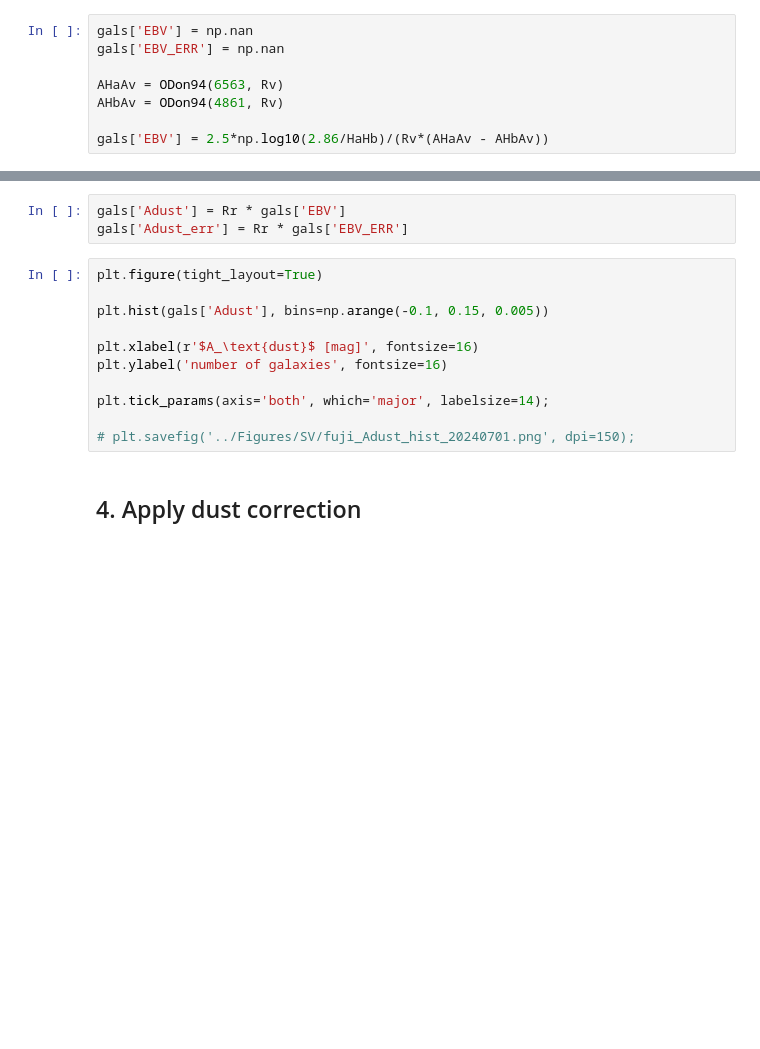
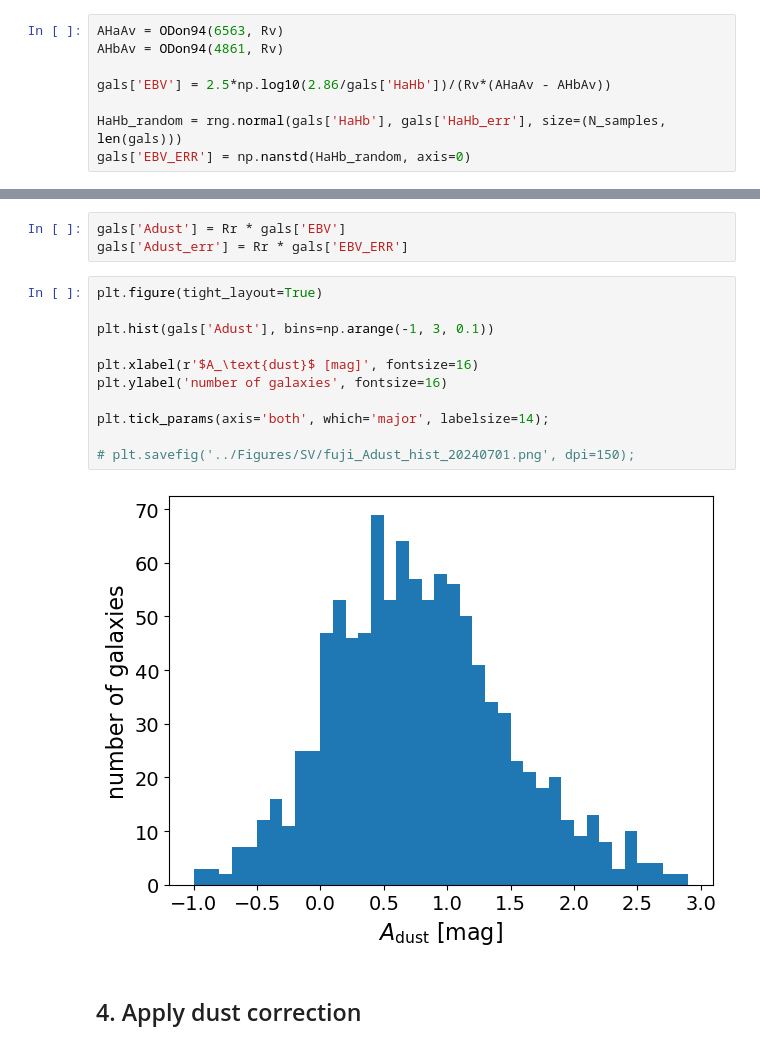
Before and after one commit to DESI-UR/DESI_SGA, a Jupyter notebook: TF/TF_dustCorr.ipynb, the cells around one changed output, grey strips where cells are left out. Cells and saved outputs as stored; diff of their text form; blank space fills up the shorter version.

Commit message:
Potentially finished calculating Adust based on Ha/Hb

```diff
--- a/TF/TF_dustCorr.ipynb
+++ b/TF/TF_dustCorr.ipynb
@@ -286,13 +250,13 @@ def ODon94(wave, Rv):
 
     return AwAv
 # %%
-gals['EBV'] = np.nan
-gals['EBV_ERR'] = np.nan
-
 AHaAv = ODon94(6563, Rv)
 AHbAv = ODon94(4861, Rv)
 
-gals['EBV'] = 2.5*np.log10(2.86/HaHb)/(Rv*(AHaAv - AHbAv))
+gals['EBV'] = 2.5*np.log10(2.86/gals['HaHb'])/(Rv*(AHaAv - AHbAv))
+
+HaHb_random = rng.normal(gals['HaHb'], gals['HaHb_err'], size=(N_samples, len(gals)))
+gals['EBV_ERR'] = np.nanstd(HaHb_random, axis=0)
 # %% [markdown]
 ## 3. Compute dust extinction correction
 
@@ -305,14 +269,16 @@ gals['Adust_err'] = Rr * gals['EBV_ERR']
 # %%
 plt.figure(tight_layout=True)
 
-plt.hist(gals['Adust'], bins=np.arange(-0.1, 0.15, 0.005))
+plt.hist(gals['Adust'], bins=np.arange(-1, 3, 0.1))
 
 plt.xlabel(r'$A_\text{dust}$ [mag]', fontsize=16)
 plt.ylabel('number of galaxies', fontsize=16)
 
 plt.tick_params(axis='both', which='major', labelsize=14);
 
 # plt.savefig('../Figures/SV/fuji_Adust_hist_20240701.png', dpi=150);
+# %% [output]
+[figure, added]
 # %% [markdown]
 ## 4. Apply dust correction
 # %%
```
Also changed, not shown: parts of 11 cells of this notebook, 3 other files.
